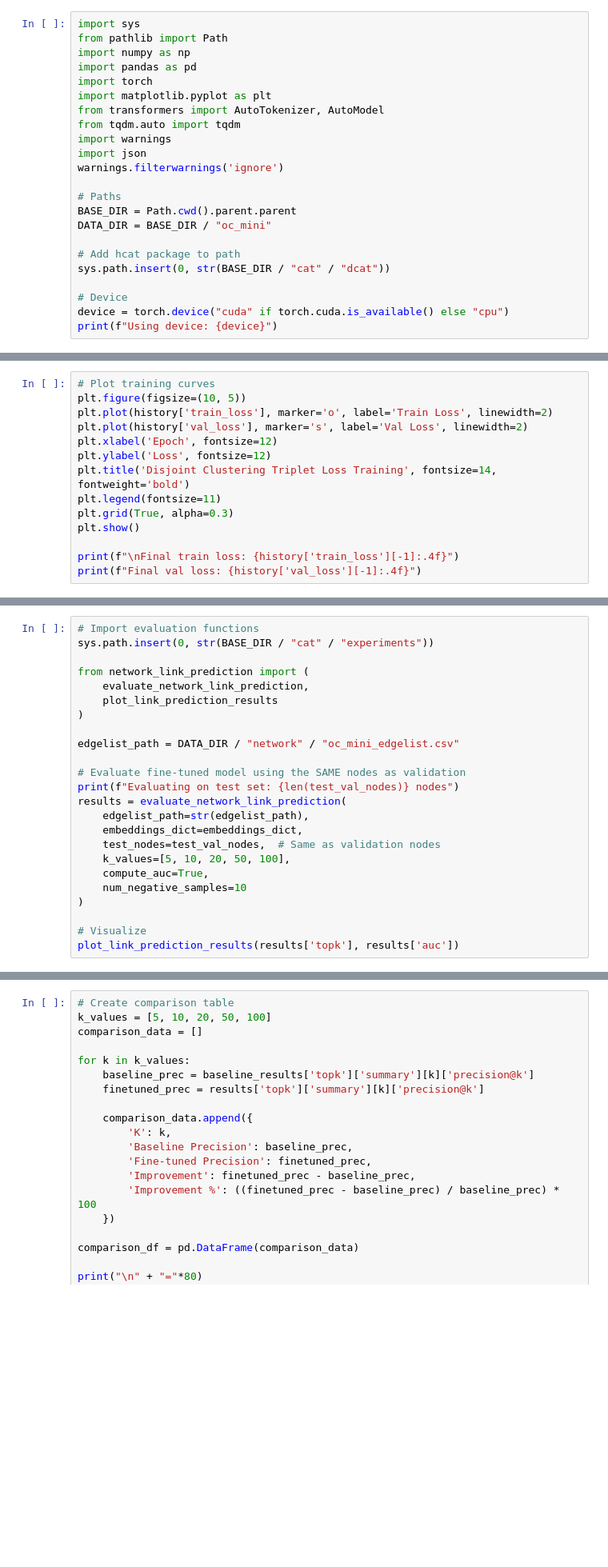
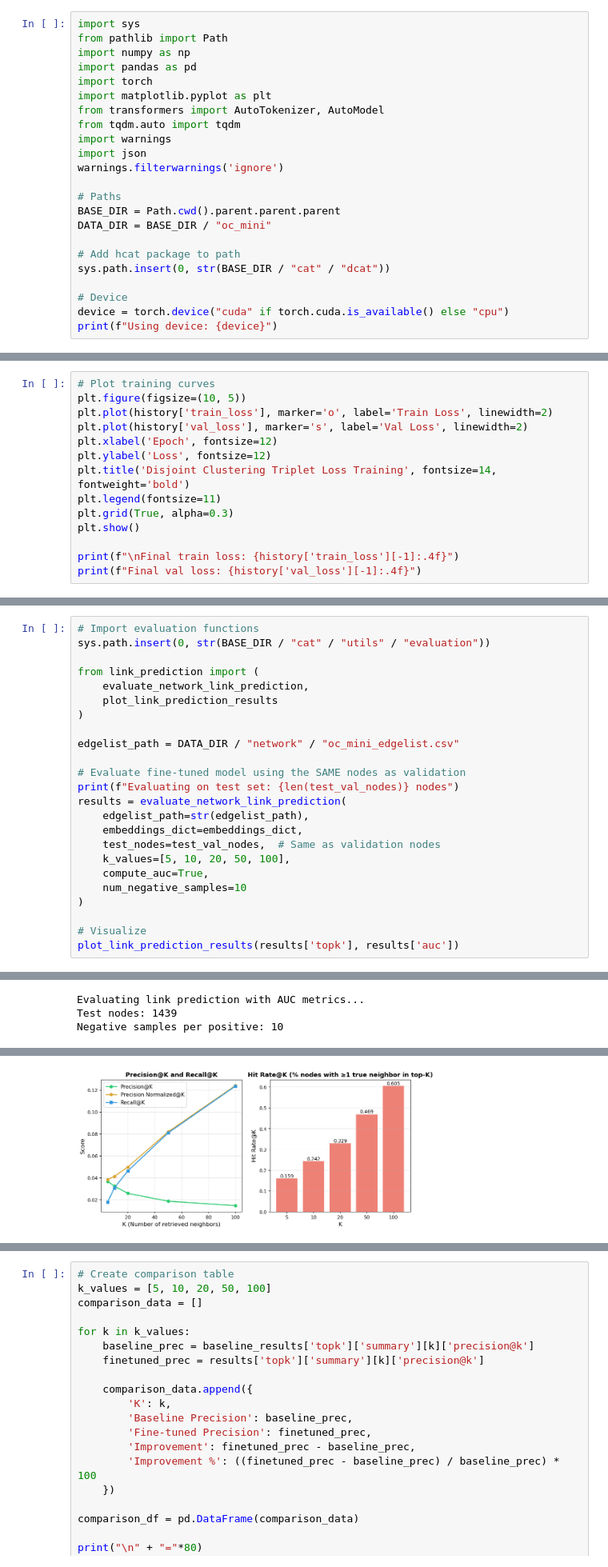
Before and after one commit to vikramr2/cat, a Jupyter notebook: dcat/experiments/scibert_dcat.ipynb, the cells around one changed output, grey strips where cells are left out. Shown at 80% size. Saved outputs shown, nothing was run; the diff lists cells and outputs as text; blank space fills up the shorter version.

```diff
--- a/dcat/experiments/scibert_dcat.ipynb
+++ b/dcat/experiments/scibert_dcat.ipynb
@@ -12,7 +12,7 @@ import json
 warnings.filterwarnings('ignore')
 
 # Paths
-BASE_DIR = Path.cwd().parent.parent
+BASE_DIR = Path.cwd().parent.parent.parent
 DATA_DIR = BASE_DIR / "oc_mini"
 
 # Add hcat package to path
@@ -106,8 +179,8 @@ print(f"✓ Computed embeddings for {len(embeddings_dict)} nodes")
 # %%
 # Import evaluation functions
-sys.path.insert(0, str(BASE_DIR / "cat" / "experiments"))
+sys.path.insert(0, str(BASE_DIR / "cat" / "utils" / "evaluation"))
 
-from network_link_prediction import (
+from link_prediction import (
     evaluate_network_link_prediction,
     plot_link_prediction_results
 )
@@ -127,3 +200,4 @@ results = evaluate_network_link_prediction(
 
 # Visualize
 plot_link_prediction_results(results['topk'], results['auc'])
+# %% [output]
@@ -129,0 +218,3 @@ plot_link_prediction_results(results['topk'], results['auc'])
+Evaluating link prediction with AUC metrics...
+Test nodes: 1439
+Negative samples per positive: 10
@@ -129,0 +238 @@ plot_link_prediction_results(results['topk'], results['auc'])
+[figure, added]
```
Also changed, not shown: parts of 12 cells of this notebook, 1 other file.
